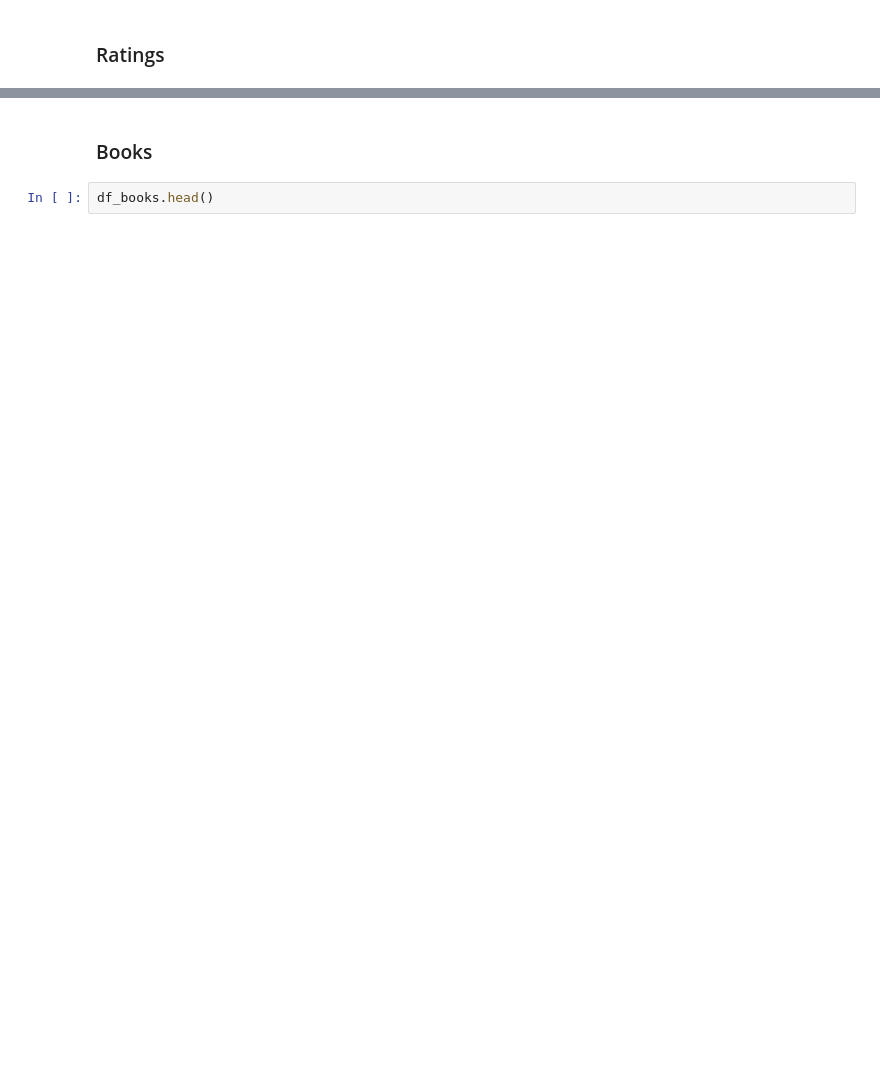
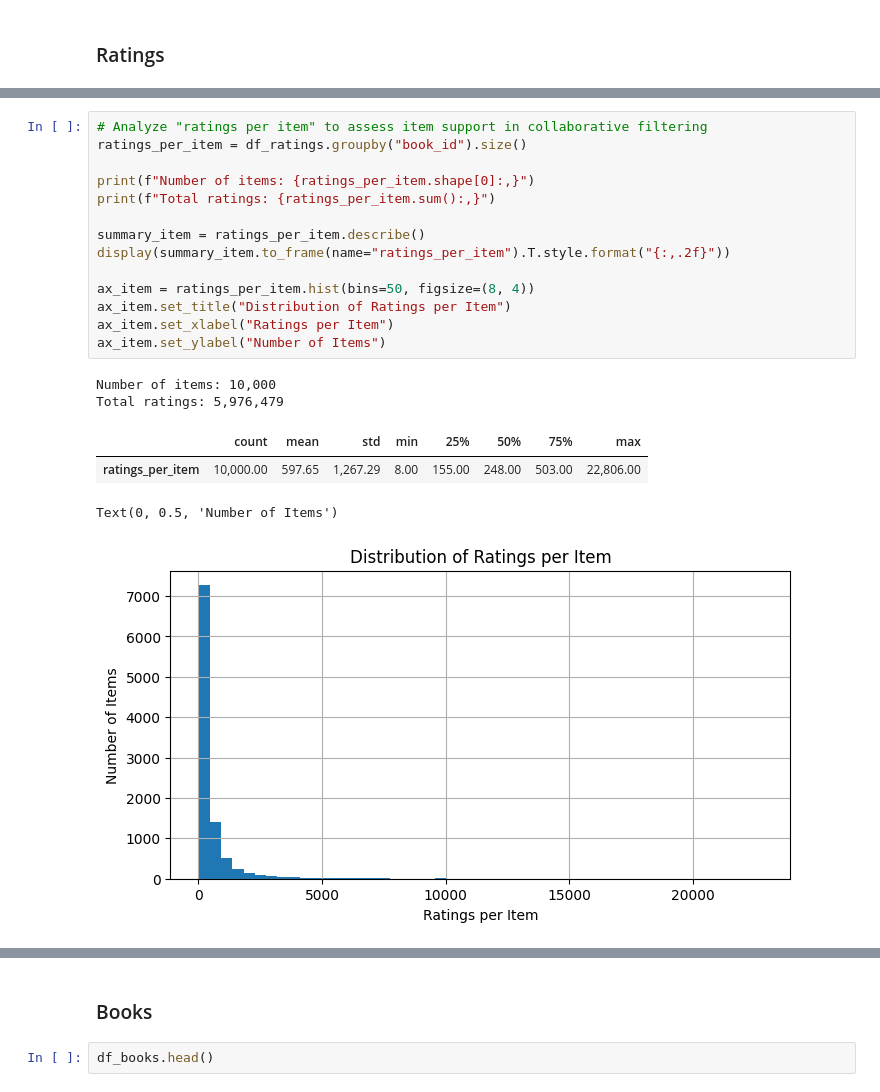
Before and after one commit to nextwit-martonhorvath/abs-dsmarketing, a Jupyter notebook: notebook.ipynb, the cells around one changed output, grey strips where cells are left out. Drawn from its saved outputs; the diff is of its cells as text; blank space fills up the shorter version.

```diff
--- a/notebook.ipynb
+++ b/notebook.ipynb
@@ -84,0 +111,21 @@ df_ratings['rating'].hist(bins=5)
+# %%
+# Analyze "ratings per item" to assess item support in collaborative filtering
+ratings_per_item = df_ratings.groupby("book_id").size()
+
+print(f"Number of items: {ratings_per_item.shape[0]:,}")
+print(f"Total ratings: {ratings_per_item.sum():,}")
+
+summary_item = ratings_per_item.describe()
+display(summary_item.to_frame(name="ratings_per_item").T.style.format("{:,.2f}"))
+
+ax_item = ratings_per_item.hist(bins=50, figsize=(8, 4))
+ax_item.set_title("Distribution of Ratings per Item")
+ax_item.set_xlabel("Ratings per Item")
+ax_item.set_ylabel("Number of Items")
+# %% [output]
+Number of items: 10,000
+Total ratings: 5,976,479
+|  | count | mean | std | min | 25% | 50% | 75% | max |
+| ratings_per_item | 10,000.00 | 597.65 | 1,267.29 | 8.00 | 155.00 | 248.00 | 503.00 | 22,806.00 |
+Text(0, 0.5, 'Number of Items')
+[figure, added]
```
Also changed, not shown: parts of 21 cells of this notebook.
